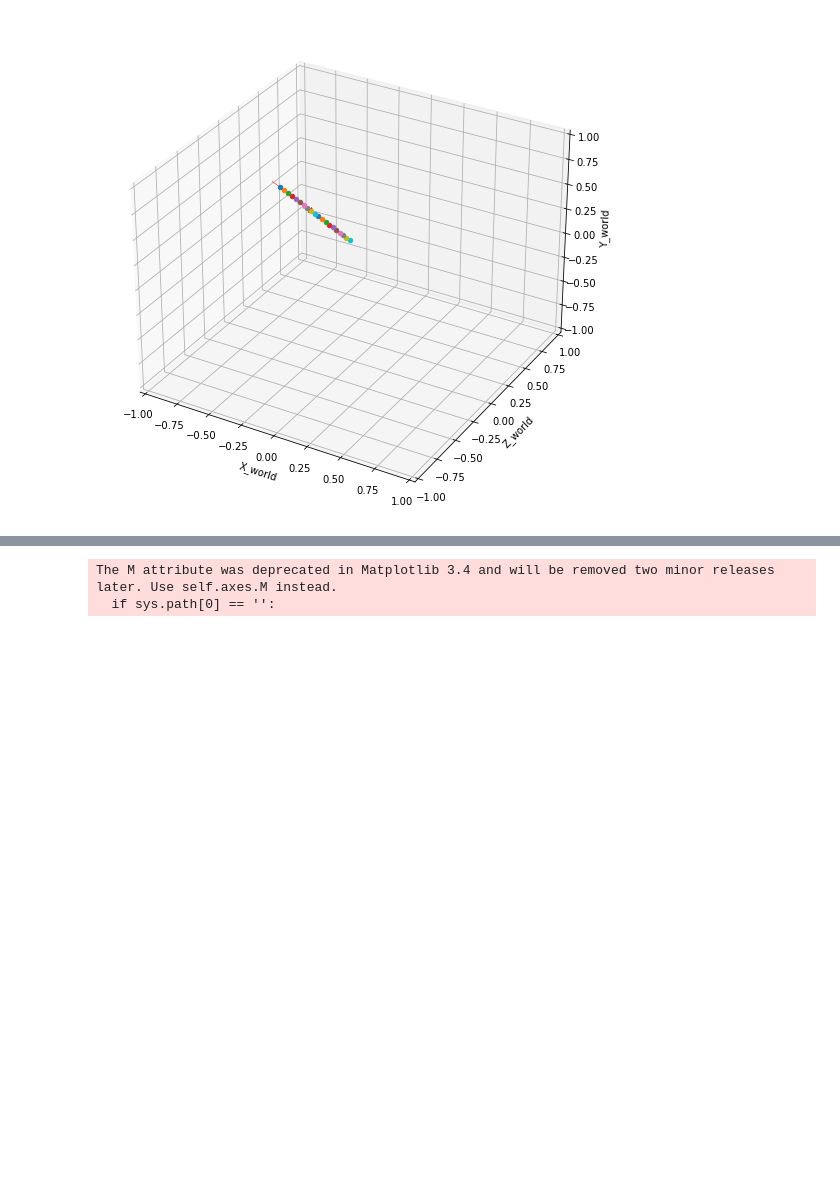
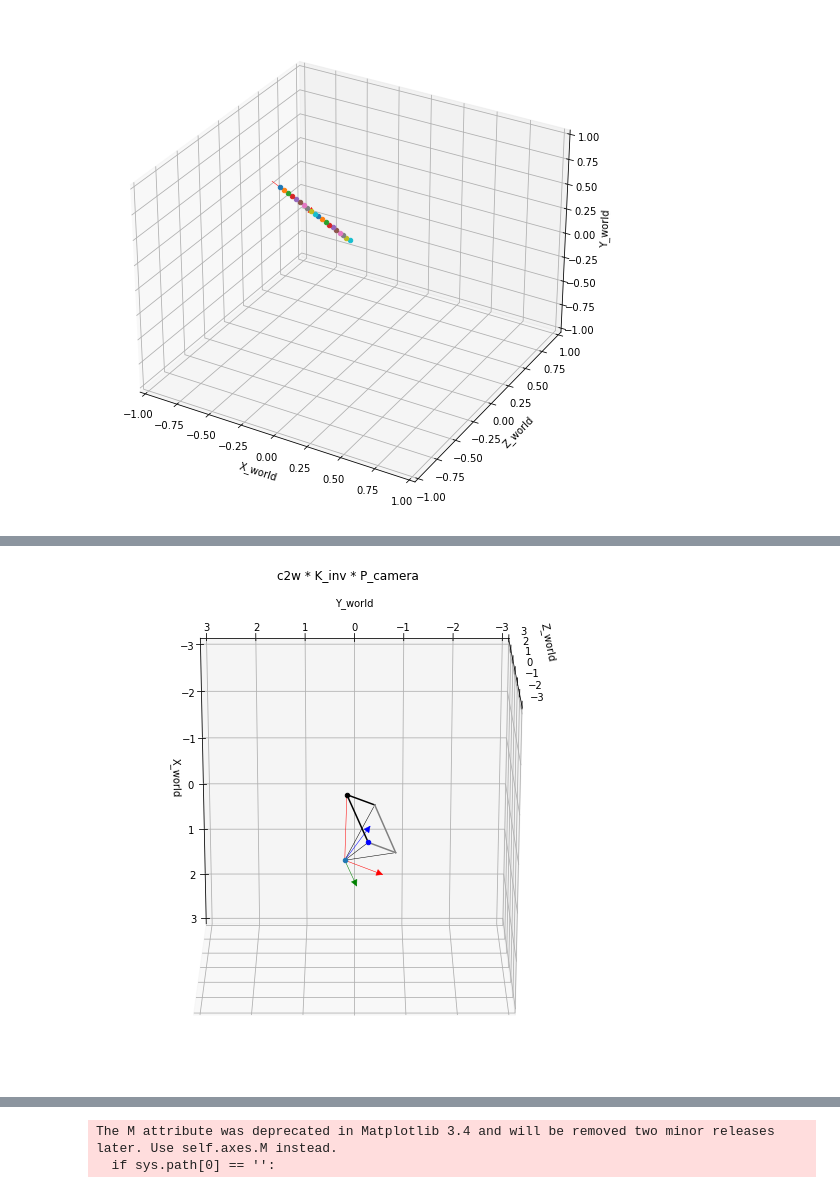
Before and after one commit to nogoing/CameraOptim, a Jupyter notebook: test_notebook.ipynb, the cells around one changed output, grey strips where cells are left out. Saved outputs shown, nothing was run; the diff lists cells and outputs as text; code cells hidden in the pictures; blank space fills up the shorter version.

```diff
--- a/test_notebook.ipynb
+++ b/test_notebook.ipynb
@@ -922,0 +1146,92 @@ The M attribute was deprecated in Matplotlib 3.4 and will be removed two minor r
+# %%
+cam_idx = 30
+c2w_ = torch.tensor(np.expand_dims(seq_c2ws[cam_idx], axis=0), dtype=torch.float32)
+intrinsic_ =  torch.tensor(np.expand_dims(seq_intrinsics[cam_idx], axis=0), dtype=torch.float32)
+
+fig = plt.figure(figsize=(16, 9))
+ax = plt.axes(projection='3d')
+
+ax.set_title("c2w * K_inv * P_camera")
+
+ax.set_xlabel("X_world")
+ax.set_ylabel("Y_world")
+ax.set_zlabel("Z_world")
+ax.set_xlim3d(-3, 3)
+ax.set_ylim3d(-3, 3)
+ax.set_zlim3d(-3, 3)
+
+# elev = z축 각도 (위아래)
+# azim = x-y plane 각도 (양옆)
+ax.view_init(elev=-70, azim=180)
+# intrinsic_inv와 c2w까지 곱한 ray 시각화
+rays_d_world = image_bound_ray.unsqueeze(0).transpose(1, 2)
+rays_d_world = (c2w_[:, :3, :3].bmm(torch.inverse(intrinsic_[:, :3, :3])).bmm(rays_d_world)).transpose(1, 2)
+rays_d_world = rays_d_world.reshape(-1, 3)
+rays_o_world = c2w_[:, :3, 3].unsqueeze(1).repeat(1, rays_d_world.shape[0], 1).reshape(-1, 3)
+
+for i, (ray_o, ray_d) in enumerate(zip(rays_o_world, rays_d_world)):
+    xs = [ray_o[0].item(), ray_o[0].item() + ray_d[0].item()]
+    ys = [ray_o[1].item(), ray_o[1].item() + ray_d[1].item()]
+    zs = [ray_o[2].item(), ray_o[2].item() + ray_d[2].item()]
+
+    if i == 0:
+        a = Arrow3D(xs, ys, zs, mutation_scale=15,
+                        lw=0.5, arrowstyle="-", color="r")
+    else:
+        a = Arrow3D(xs, ys, zs, mutation_scale=15,
+                        lw=0.5, arrowstyle="-", color="black")
+    ax.add_artist(a)
+
+left_top = (rays_o_world[0] + rays_d_world[0]).numpy()
+right_top = (rays_o_world[1] + rays_d_world[1]).numpy()
+left_bottom = (rays_o_world[2] + rays_d_world[2]).numpy()
+right_bottom = (rays_o_world[3] + rays_d_world[3]).numpy()
+# left
+ax.plot(np.linspace(left_top[0], left_bottom[0]), np.linspace(left_top[1], left_bottom[1]), np.linspace(left_top[2], left_bottom[2]), 'black')
+# top
+ax.plot(np.linspace(left_top[0], right_top[0]), np.linspace(left_top[1], right_top[1]), np.linspace(left_top[2], right_top[2]), 'black')
+# right
+ax.plot(np.linspace(right_top[0], right_bottom[0]), np.linspace(right_top[1], right_bottom[1]), np.linspace(right_top[2], right_bottom[2]), 'gray')
+# bottom
+ax.plot(np.linspace(right_bottom[0], left_bottom[0]), np.linspace(right_bottom[1], left_bottom[1]), np.linspace(right_bottom[2], left_bottom[2]), 'gray')
+# left-top (= image의 (0,0))
+ax.scatter3D(left_top[0], left_top[1], left_top[2], c='black')
+# left-bottom (= image의 (H-1,0))
+ax.scatter3D(left_bottom[0], left_bottom[1], left_bottom[2], c='blue')
+
+
+# 카메라 위치
+x, y, z = c2w_[0, :3, 3].numpy()
+
+# 카메라의 +x, +y, +z축
+xx, xy, xz = c2w_[0, :3, 0].numpy()
+yx, yy, yz = c2w_[0, :3, 1].numpy()
+zx, zy, zz = c2w_[0, :3, 2].numpy()
+
+# 카메라의 x축 그리기
+xs = [x, x+xx]
+ys = [y, y+xy]
+zs = [z, z+xz]
+a = Arrow3D(xs, ys, zs, mutation_scale=15,
+            lw=0.5, arrowstyle="-|>", color="r")
+ax.add_artist(a)
+
+# 카메라의 y축 그리기
+xs = [x, x+yx]
+ys = [y, y+yy]
+zs = [z, z+yz]
+a = Arrow3D(xs, ys, zs, mutation_scale=15,
+            lw=0.5, arrowstyle="-|>", color="g")
+ax.add_artist(a)
+
+# 카메라의 z축 그리기
+xs = [x, x+zx]
+ys = [y, y+zy]
+zs = [z, z+zz]
+a = Arrow3D(xs, ys, zs, mutation_scale=15,
+            lw=0.5, arrowstyle="-|>", color="b")
+ax.add_artist(a)
+
+x, y, z = rays_o_world[0][0].item(), rays_o_world[0][1].item(), rays_o_world[0][2].item()
+ax.scatter3D(x, y, z, cmap='Greens')
+# %% [output]
@@ -922,0 +1241 @@ The M attribute was deprecated in Matplotlib 3.4 and will be removed two minor r
+[figure, added]
```
Also changed, not shown: parts of 18 cells of this notebook.
